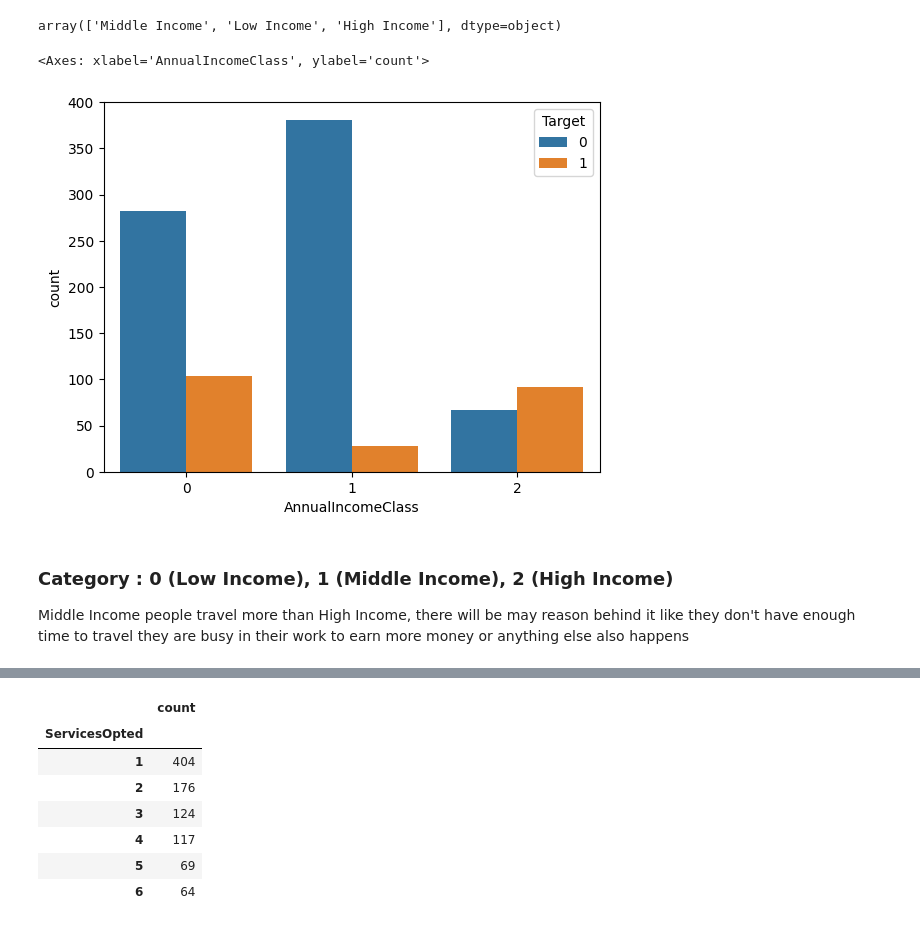
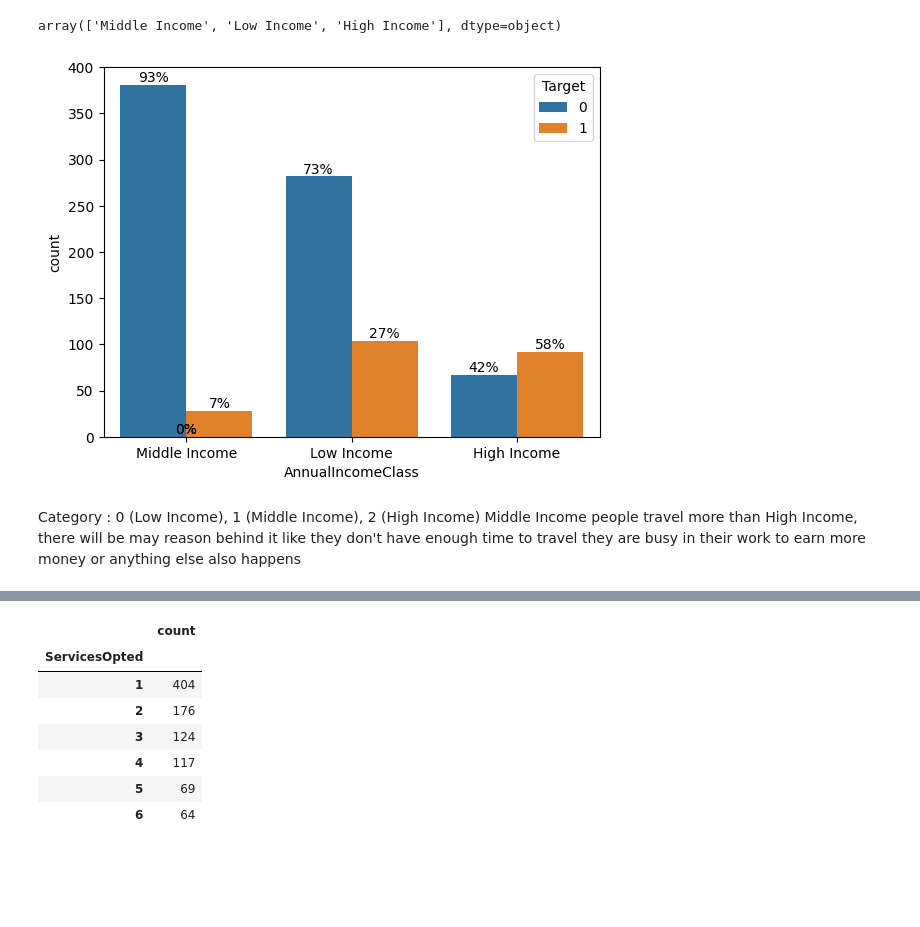
Before and after one commit to ariefprasetyohadi/Business-Analytics, a Jupyter notebook: Transportation_churn_(1).ipynb, the cells around one changed output, grey strips where cells are left out. Cells and saved outputs as stored; diff of their text form; code cells hidden in the pictures; blank space fills up the shorter version.

```diff
--- a/Transportation_churn_(1).ipynb
+++ b/Transportation_churn_(1).ipynb
@@ -203,10 +196,10 @@ df['AnnualIncomeClass'].unique()
 # %% [output]
 array(['Middle Income', 'Low Income', 'High Income'], dtype=object)
 # %%
-sns.countplot(data=df1, x='AnnualIncomeClass', hue='Target')
+ax = sns.countplot(x='AnnualIncomeClass', hue='Target', data=df)
+barPerc(df, 'AnnualIncomeClass', ax)
 # %% [output]
-<Axes: xlabel='AnnualIncomeClass', ylabel='count'>
-[figure, old version]
+[figure, new version]
 # %% [markdown]
-### Category : 0 (Low Income), 1 (Middle Income), 2 (High Income)
+Category : 0 (Low Income), 1 (Middle Income), 2 (High Income)
 Middle Income people travel more than High Income, there will be may reason behind it like they don't have enough time to travel they are busy in their work to earn more money or anything else also happens
```
Also changed, not shown: parts of 35 cells of this notebook.
